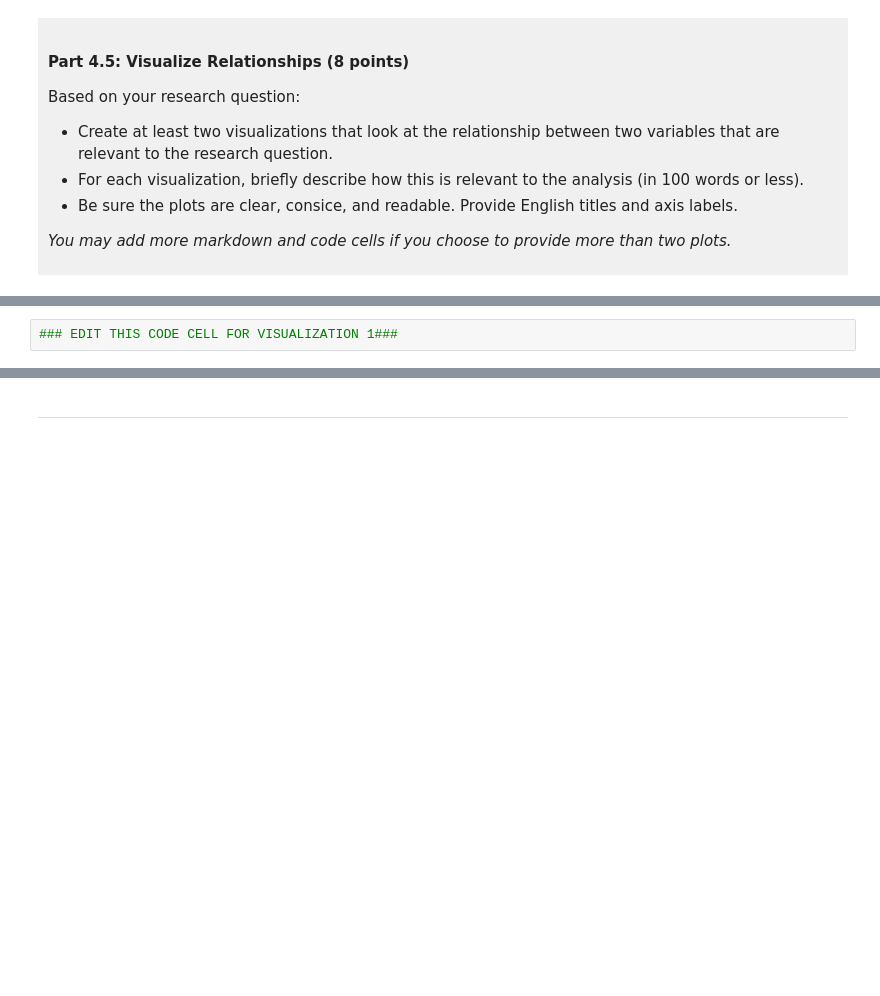
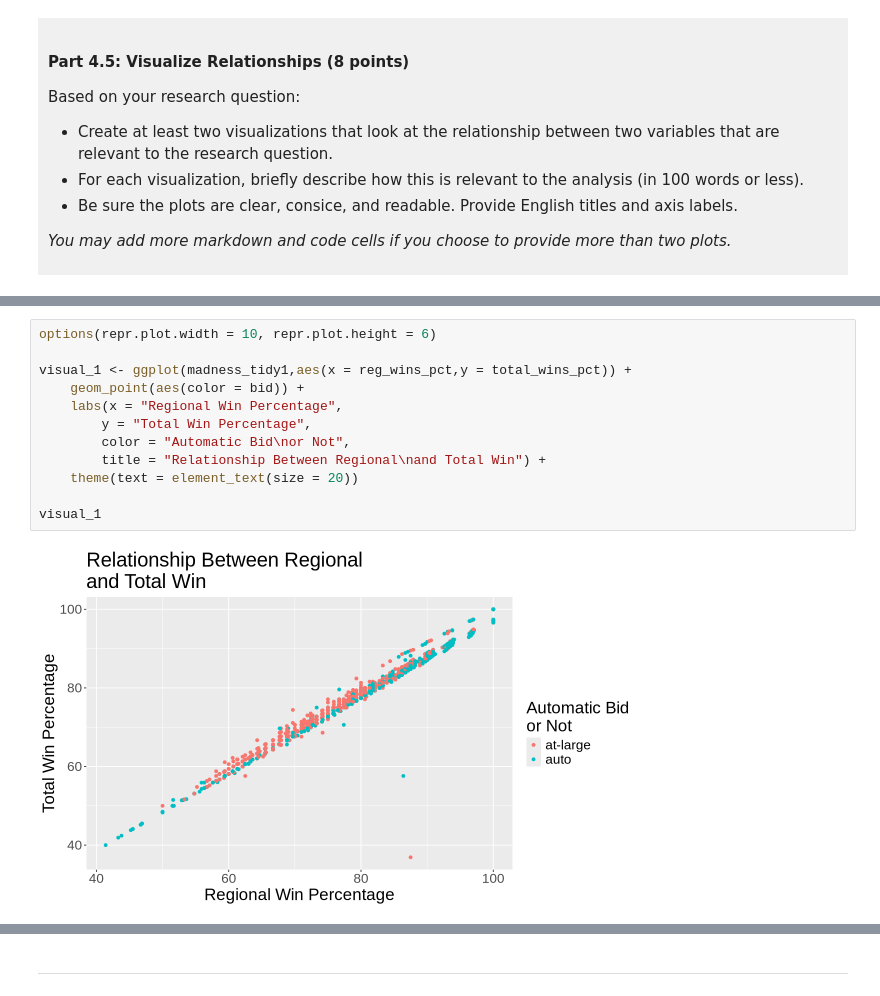
Before and after one commit to DannyHe-UBC/dsci100-project, a Jupyter notebook: dsci-100-project-notebook.ipynb, the cells around one changed output, grey strips where cells are left out. Saved outputs shown, nothing was run; the diff lists cells and outputs as text; blank space fills up the shorter version.

```diff
--- a/dsci-100-project-notebook.ipynb
+++ b/dsci-100-project-notebook.ipynb
@@ -277,3 +399,15 @@ Visualization 1: %%% EDIT THIS MARKDOWN CELL%%%
 # %%
-### EDIT THIS CODE CELL FOR VISUALIZATION 1###
+options(repr.plot.width = 10, repr.plot.height = 6)
+
+visual_1 <- ggplot(madness_tidy1,aes(x = reg_wins_pct,y = total_wins_pct)) +
+    geom_point(aes(color = bid)) +
+    labs(x = "Regional Win Percentage",
+        y = "Total Win Percentage",
+        color = "Automatic Bid\nor Not",
+        title = "Relationship Between Regional\nand Total Win") +
+    theme(text = element_text(size = 20))
+
+visual_1
+# %% [output]
+[figure, added]
 # %% [markdown]
```
Also changed, not shown: parts of 18 cells of this notebook.
